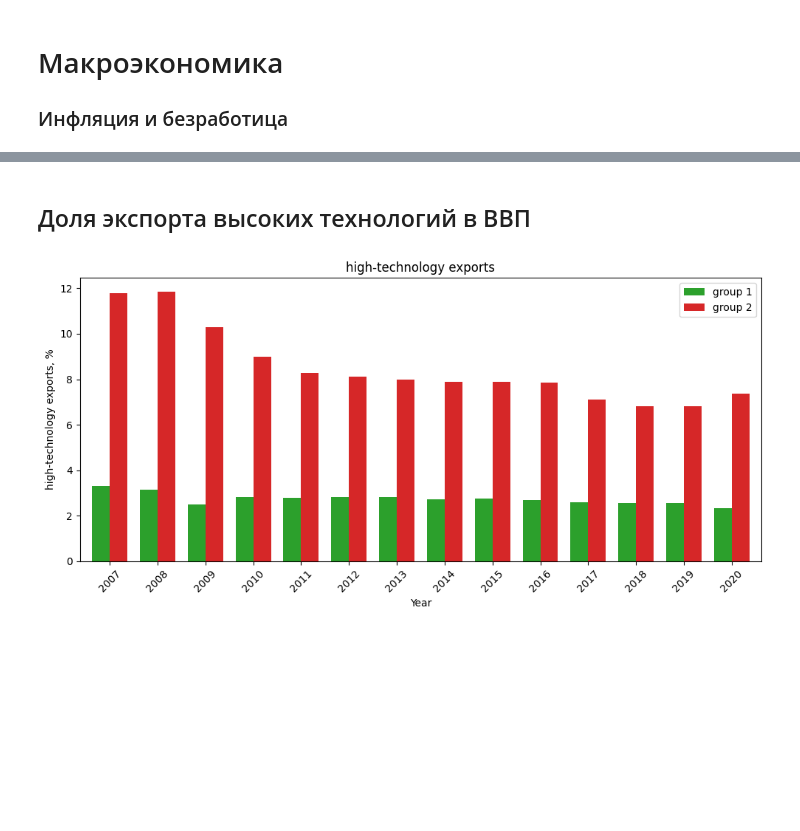
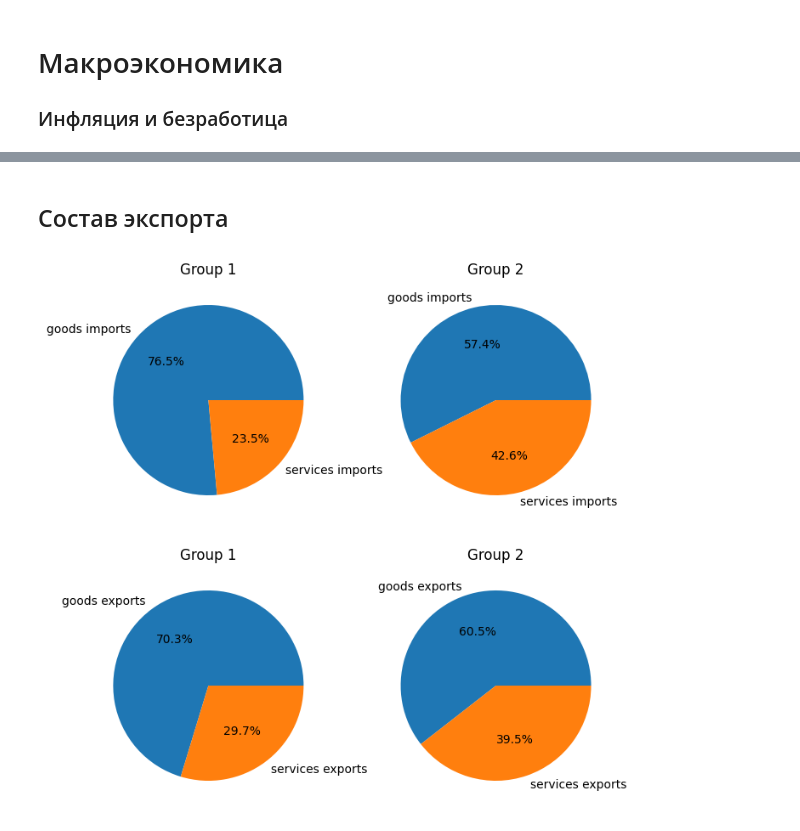
Before and after one commit to XTerris/economic_analysis, a Jupyter notebook: main.ipynb, the cells around one changed output, grey strips where cells are left out. Drawn from its saved outputs; the diff is of its cells as text; code cells hidden in the pictures; blank space fills up the shorter version.

```diff
--- a/main.ipynb
+++ b/main.ipynb
@@ -388,4 +595,0 @@ memory usage: 43.9+ KB
-# %%
-# convert absolute values (millions US$ to relative (% of GDP))
-df["merchandise exports"] = df["merchandise exports"] * 1_000_000 / df["GDP"] * 100
-df["imports merchandise"] = df["imports merchandise"] * 1_000_000 / df["GDP"] * 100
@@ -428,36 +596,38 @@ plt.show()
-# %% [markdown]
-## Доля экспорта высоких технологий в ВВП
-# %%
-# convert absolute values (US$ to relative (% of GDP))
-df["high-technology exports"] = df["high-technology exports"] / df["GDP"] * 100
-# %%
-fig = plt.figure("High-technology exports", figsize=(10, 5))
-
-attributes = ["high-technology exports"]
-colors = [next(color_gen) for i in range(2)]
-
-
-axis = plt.subplot(1, 1, 1)
-plt.title(attributes[0])
-
-means = (
-    df[df['date'] >= 2007]          # available only from 2007
-    .groupby(["date", "group"])
-    .aggregate({attributes[0]: "mean"})
-    .unstack(level=1)
-)
-axis = means.plot(
-    kind="bar",
-    ylabel=attributes[0] + ", %",
-    rot=45,
-    xlabel="Year",
-    ax=axis,
-    color=colors,
-    width=0.74
-)
-plt.legend(labels=['group 1', 'group 2'])
-
-plt.tight_layout()
-plt.show()
-# %% [output]
-[figure, removed]
+# %% [markdown]
+## Состав экспорта
+# %%
+for i in ["goods imports", 'services imports']:
+    df[i] = df[i] / df['total imports'] * 100
+for i in ["goods exports", 'services exports']:
+    df[i] = df[i] / df['total exports'] * 100
+# %%
+attributes = [
+    ["goods imports", "services imports"], # imports
+    ["goods exports", "services exports"], # exports
+]
+
+n_last_years = 1
+
+figure = plt.figure("Imports and exports", figsize=(8, 8))
+
+for i in range(2):
+    pie_df = (
+        df[df["date"] >= end_year - n_last_years]
+        .groupby(["group"])
+        .aggregate({attr: "mean" for attr in attributes[i]})
+        .reset_index()
+        .transpose()
+    )
+
+    for j in range(2):
+        axis = plt.subplot(2, 2, i * 2 + j + 1)
+        axis.set_title(f'Group {j + 1}')
+        axis.pie(
+            x=pie_df[j].drop(index="group"),
+            autopct="%1.1f%%",
+            labels=pie_df.drop(index="group").index,
+)
+
+plt.show()
+# %% [output]
+[figure, added]
```
Also changed, not shown: parts of 21 cells of this notebook.
